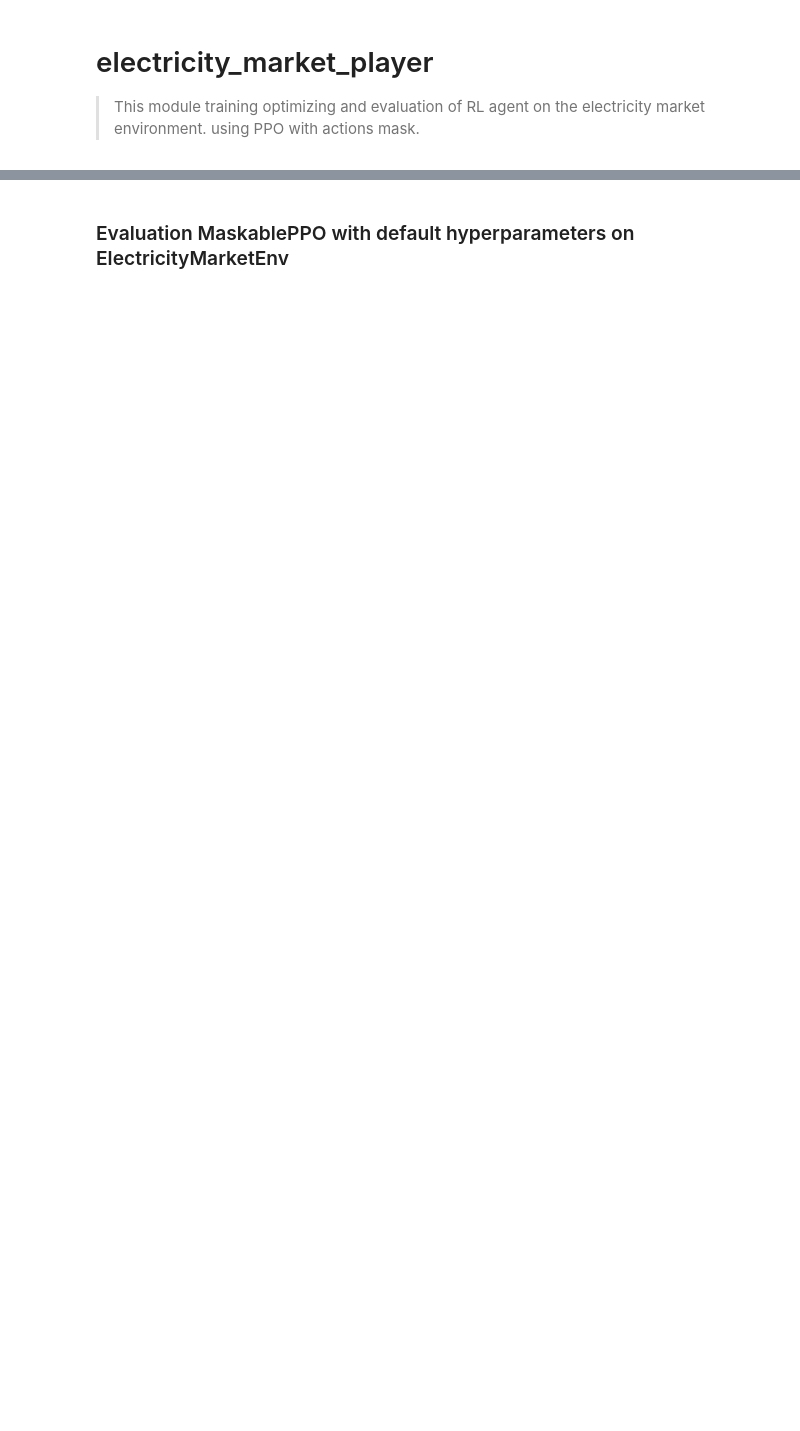
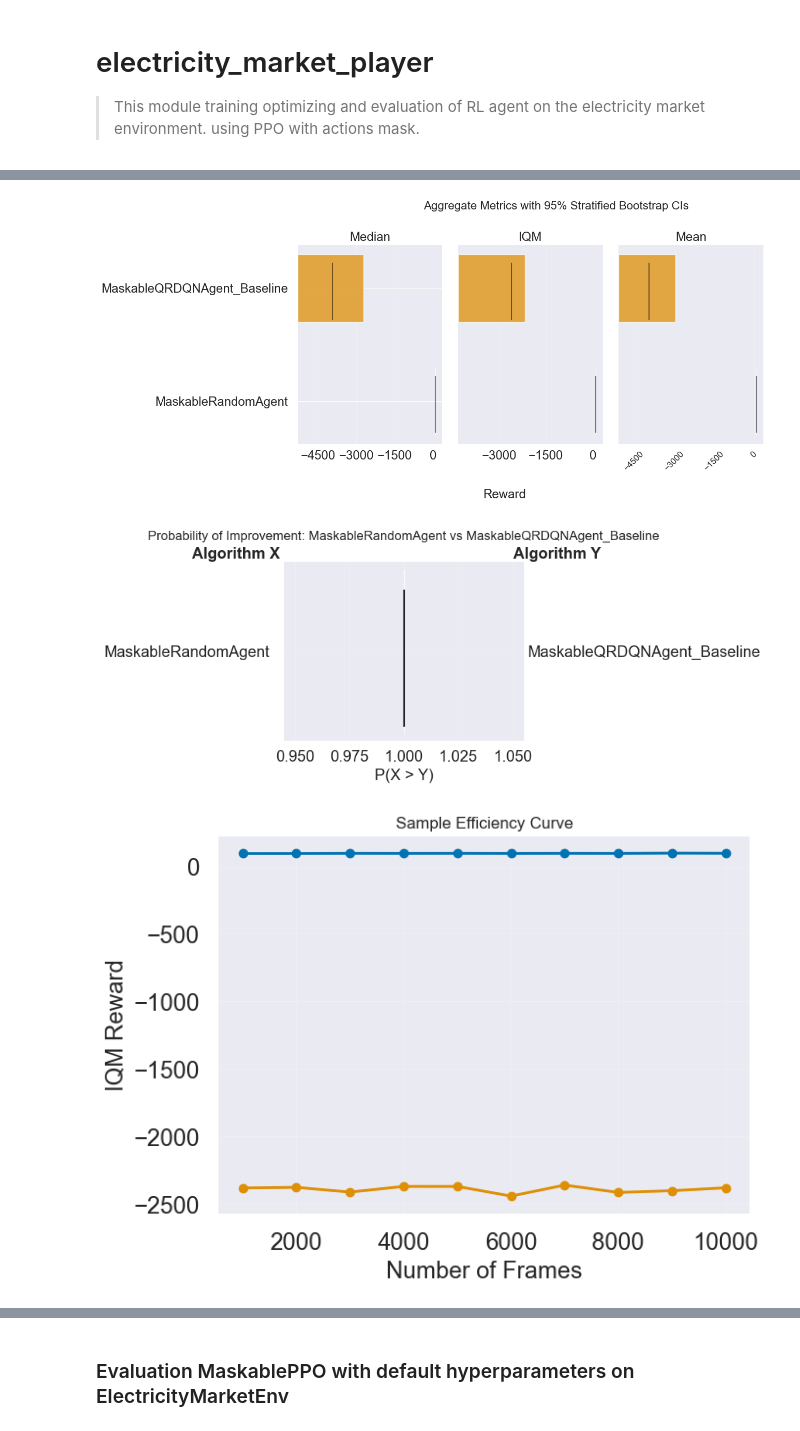
Before and after one commit to techofer/02360018_final_project, a Jupyter notebook: nbs/01_electricity_market_player.ipynb, the cells around one changed output, grey strips where cells are left out. Saved outputs shown, nothing was run; the diff lists cells and outputs as text; code cells hidden in the pictures; blank space fills up the shorter version.

```diff
--- a/nbs/01_electricity_market_player.ipynb
+++ b/nbs/01_electricity_market_player.ipynb
@@ -262,0 +540,7 @@ def optimize_maskable_ppo_agent(trial, n_episodes: int = N_EPISODES):
+# %%
+#| export
+plot_evaluation_results(results)
+# %% [output]
+[figure, added]
+[figure, added]
+[figure, added]
```
Also changed, not shown: parts of 20 cells of this notebook, 5 other files.
